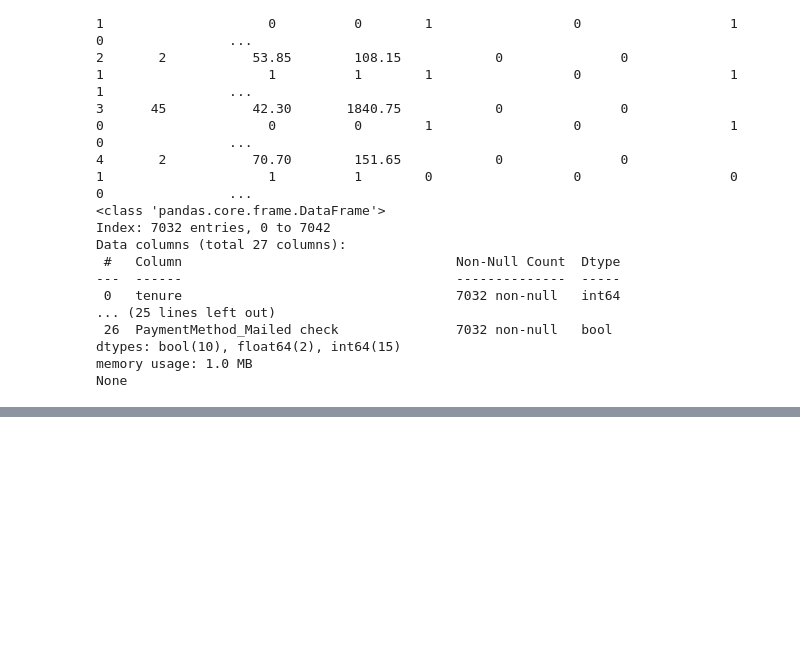
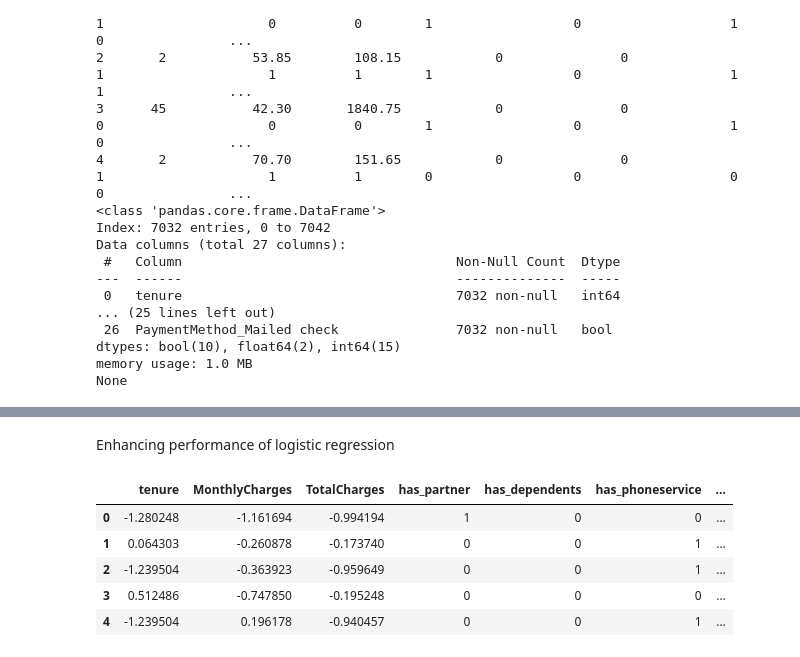
Before and after one commit to Sayeeshwar/churn_prediction, a Jupyter notebook: model.ipynb, the cells around one changed output, grey strips where cells are left out. Saved outputs shown, nothing was run; the diff lists cells and outputs as text; code cells hidden in the pictures; blank space fills up the shorter version.

Commit message:
Add code for training and comparing different models

```diff
--- a/model.ipynb
+++ b/model.ipynb
@@ -277,0 +292,19 @@ None
+# %%
+
+import pandas as pd
+import numpy as np
+from sklearn.preprocessing import StandardScaler
+from sklearn.model_selection import train_test_split
+
+numerical_features = ['tenure', 'MonthlyCharges', 'TotalCharges']
+
+df_scaled = df.copy()
+
+scaler = StandardScaler()
+df_scaled[numerical_features] = scaler.fit_transform(df_scaled[numerical_features])
+
+
+print("Scaled numerical features:")
+print(df_scaled[numerical_features].head())
+print("\nScaler mean values:", scaler.mean_)
+print("Scaler standard deviation values:", scaler.scale_)
@@ -277,0 +564,17 @@ None
+# %% [markdown]
+Enhancing performance of logistic regression
+# %%
+# Create service density metrics
+
+df_scaled['internet_services_count'] = df_scaled[['has_onlinesecurity', 'has_onlinebackup',
+                                   'has_deviceprotection', 'has_techsupport',
+                                   'has_streamingtv', 'has_streamingmovies']].sum(axis=1)
+# %%
+df_scaled.head()
+# %% [output]
+|  | tenure | MonthlyCharges | TotalCharges | has_partner | has_dependents | has_phoneservice | ... |
+| 0 | -1.280248 | -1.161694 | -0.994194 | 1 | 0 | 0 | ... |
+| 1 | 0.064303 | -0.260878 | -0.173740 | 0 | 0 | 1 | ... |
+| 2 | -1.239504 | -0.363923 | -0.959649 | 0 | 0 | 1 | ... |
+| 3 | 0.512486 | -0.747850 | -0.195248 | 0 | 0 | 0 | ... |
+| 4 | -1.239504 | 0.196178 | -0.940457 | 0 | 0 | 1 | ... |
```
Also changed, not shown: parts of 11 cells of this notebook.
